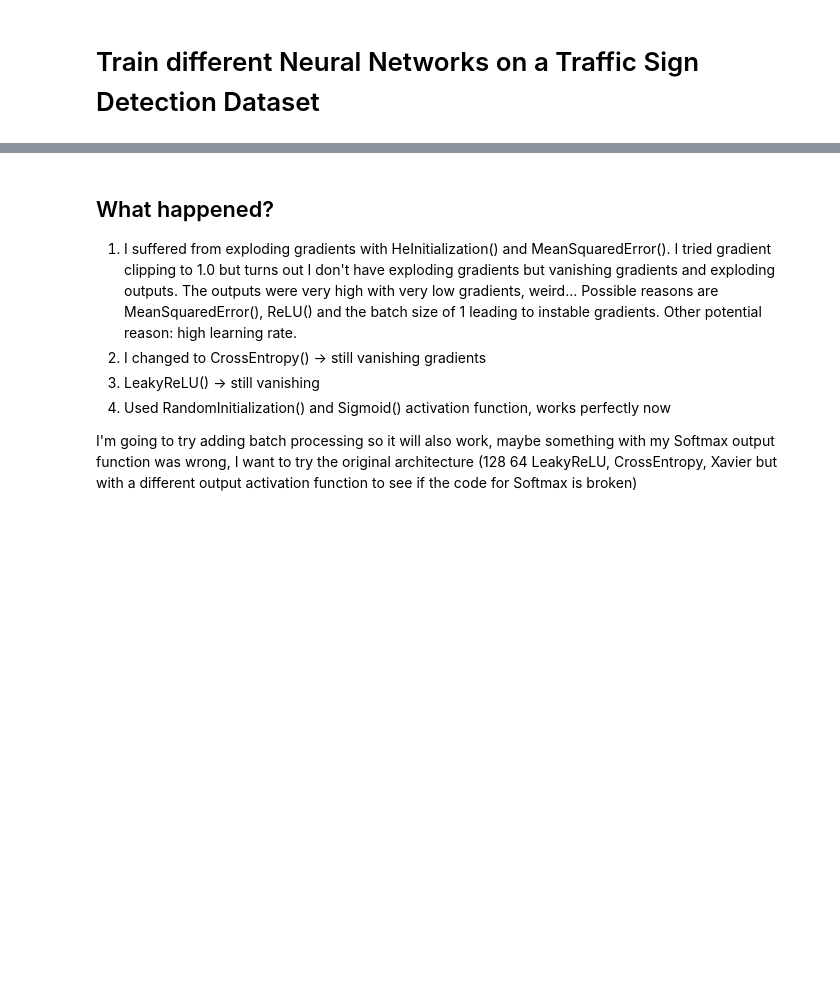
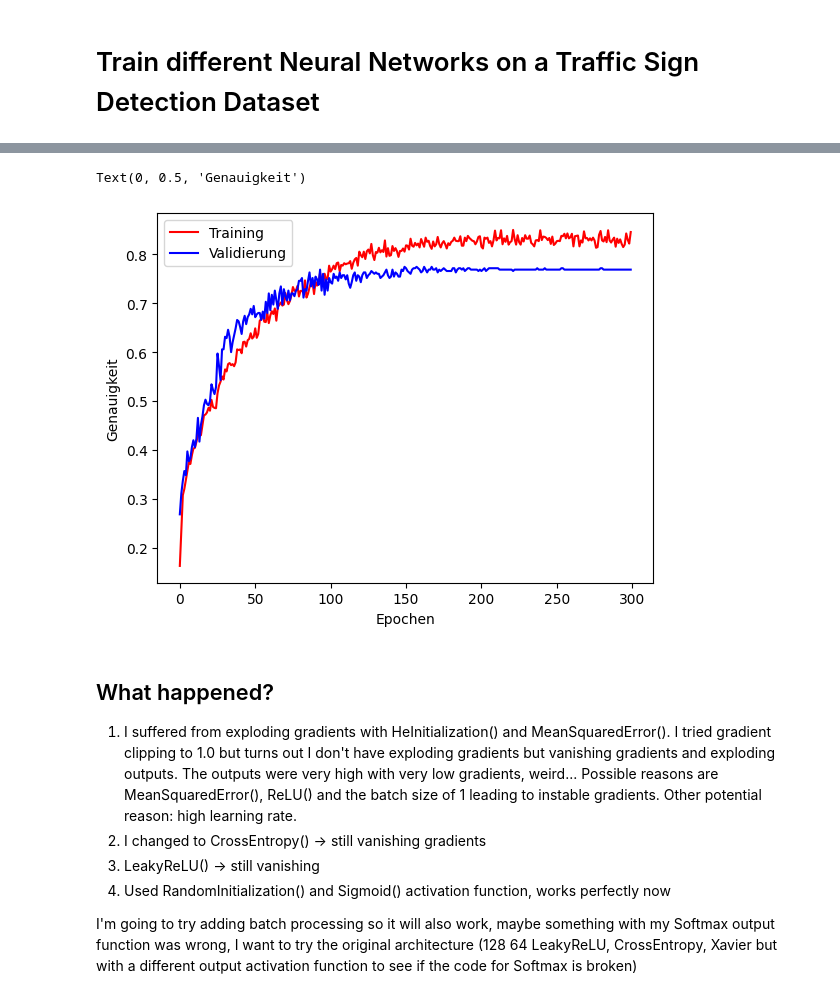
Before and after one commit to flerovium11/ai-research, a Jupyter notebook: research.ipynb, the cells around one changed output, grey strips where cells are left out. Saved outputs shown, nothing was run; the diff lists cells and outputs as text; code cells hidden in the pictures; blank space fills up the shorter version.

```diff
--- a/research.ipynb
+++ b/research.ipynb
@@ -34,8 +34,8 @@ dataset_path = 'data/traffic-signs-detection'
 info_file = os.path.join(dataset_path, 'car/data.yaml')
 categories = yaml.load(open(info_file), Loader=yaml.FullLoader)['names']
 
-img_size = 128
-min_bounding_box_size = 0.2
+img_size = 64
+min_bounding_box_size = 0.3
 only_single_label = True
 forbidden_file_prefixes = ['FisheyeCamera', 'road']
 grayscale = False
@@ -110,9 +115,9 @@ for ax in axs.flat:
 
 plt.show()
 # %%
-def get_data(data: list[Entry]):
-    images = np.array([entry.image for entry in data])
-    labels = np.array([entry.labels[0].category for entry in data])
+def get_data(data: list[Entry], start = None, stop = None):
+    images = np.array([entry.image for entry in data[start:stop]])
+    labels = np.array([entry.labels[0].category for entry in data[start:stop]])
     return images, labels
 
 train_images, train_labels = get_data(train_data)
@@ -191,11 +274,14 @@ model.compile(optimizer=Adam(), loss='sparse_categorical_crossentropy', metrics=
 
 history = model.fit(train_images, train_labels, epochs=10, batch_size=10, validation_data=(validate_images, validate_labels))
 # %%
-# evaluate model
-loss, accuracy = model.evaluate(test_images, test_labels)
-plt.plot(history.history['accuracy'], color='red')
-plt.plot(history.history['val_accuracy'], color='blue')
-print(f'Accuracy: {accuracy * 100:.2f}%')
+plt.plot(history.history['accuracy'], color='red', label='Training')
+plt.plot(history.history['val_accuracy'], color='blue', label='Validierung')
+plt.legend()
+plt.xlabel('Epochen')
+plt.ylabel('Genauigkeit')
+# %% [output]
+Text(0, 0.5, 'Genauigkeit')
+[figure, added]
 # %%
 # get the output value of the first layer of the custom model
 print(model.layers)
```
Also changed, not shown: parts of 4 cells of this notebook, 3 other files.
